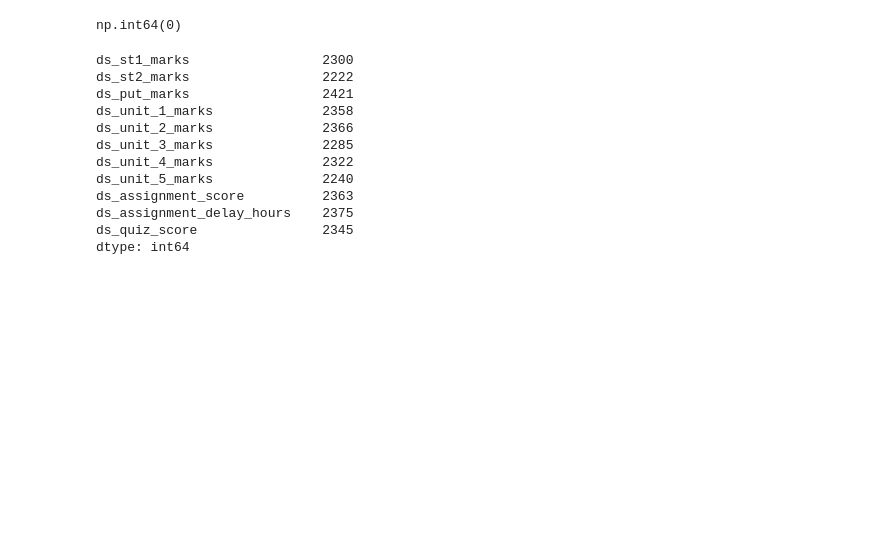
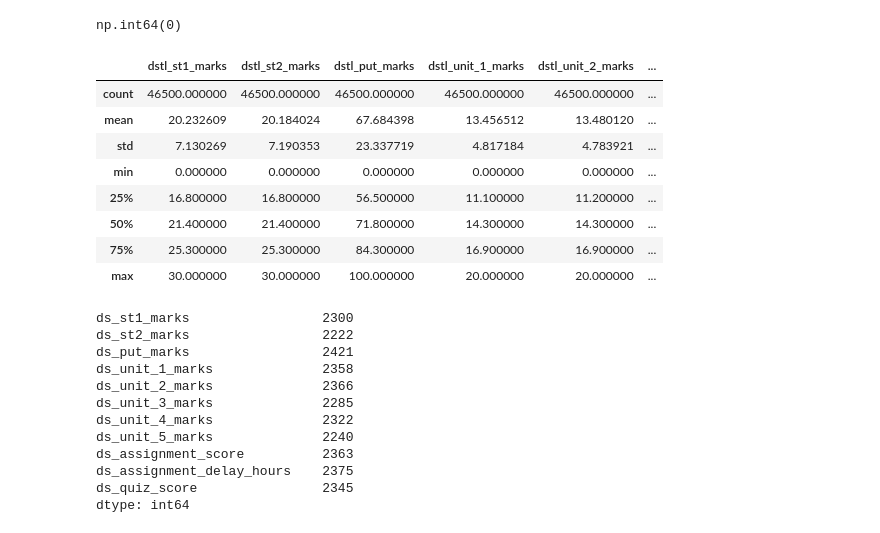
Before and after one commit to ayushdubey-dev/edu-growth, a Jupyter notebook: notebooks/01_eda_data_cleaning.ipynb, the cells around one changed output. Cells and saved outputs as stored; diff of their text form; code cells hidden in the pictures; blank space fills up the shorter version.

```diff
--- a/notebooks/01_eda_data_cleaning.ipynb
+++ b/notebooks/01_eda_data_cleaning.ipynb
@@ -706,6 +752,18 @@ df[dstl_cols] = df[dstl_cols].fillna(0)
 df[dstl_cols].isnull().sum().sum()
 # %% [output]
 np.int64(0)
+# %%
+df[dstl_cols].describe()
+# %% [output]
+|  | dstl_st1_marks | dstl_st2_marks | dstl_put_marks | dstl_unit_1_marks | dstl_unit_2_marks | ... |
+| count | 46500.000000 | 46500.000000 | 46500.000000 | 46500.000000 | 46500.000000 | ... |
+| mean | 20.232609 | 20.184024 | 67.684398 | 13.456512 | 13.480120 | ... |
+| std | 7.130269 | 7.190353 | 23.337719 | 4.817184 | 4.783921 | ... |
+| min | 0.000000 | 0.000000 | 0.000000 | 0.000000 | 0.000000 | ... |
+| 25% | 16.800000 | 16.800000 | 56.500000 | 11.100000 | 11.200000 | ... |
+| 50% | 21.400000 | 21.400000 | 71.800000 | 14.300000 | 14.300000 | ... |
+| 75% | 25.300000 | 25.300000 | 84.300000 | 16.900000 | 16.900000 | ... |
+| max | 30.000000 | 30.000000 | 100.000000 | 20.000000 | 20.000000 | ... |
 # %%
 df[ds_cols].isnull().sum()
 # %% [output]
```
Also changed, not shown: parts of 19 cells of this notebook.
